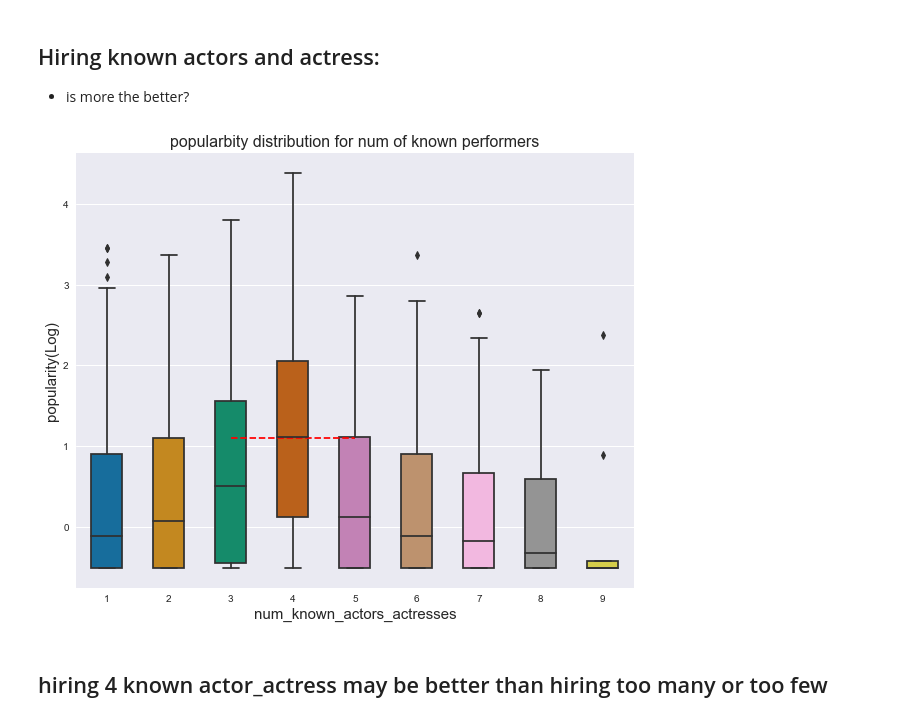
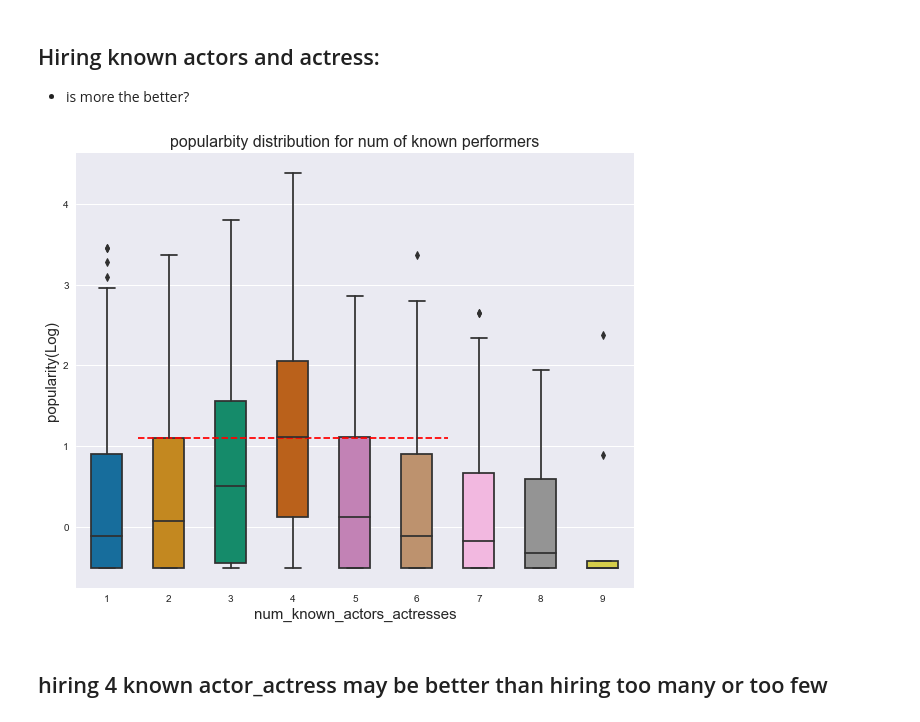
Before and after one commit to mzhou356/dc_ds_06_03_mod1_project, a Jupyter notebook: Mod1 NonTechnical Jupyter NoteBook.ipynb, the cells around one changed output. Saved outputs shown, nothing was run; the diff lists cells and outputs as text; code cells hidden in the pictures.

```diff
--- a/Mod1 NonTechnical Jupyter NoteBook.ipynb
+++ b/Mod1 NonTechnical Jupyter NoteBook.ipynb
@@ -132,21 +100,21 @@ genre_popularity.head()
 # %%
 # load the dataset
 performer_popularity = pd.read_pickle('data/perform_popularity.pkl')
 # set popularity to be in scale log
 performer_popularity.popularity = np.log(performer_popularity.popularity)
 # plot group by num_known_actor_actress
 plt.figure(figsize=(10, 8))
 bplot = sns.boxplot(y='popularity', x='num_known_actor_actress',
                     data=performer_popularity,
                     width=0.5,
                     palette="colorblind")
 plt.title('popularbity distribution for num of known performers', fontdict = {'fontsize':16})
 bplot.set_xlabel("num_known_actors_actresses",fontsize=15)
 bplot.set_ylabel("popularity(Log)",fontsize=15)
-plt.hlines(y=1.1, xmin=2, xmax=4, linestyle='--', color='red')
+plt.hlines(y=1.1, xmin=0.5, xmax=5.5, linestyle='--', color='red')
 plt.show()
 # %% [output]
-[figure, old version]
+[figure, new version]
 # %% [markdown]
 ## hiring 4 known actor_actress may be better than hiring too many or too few
 # %% [markdown]
```
Also changed, not shown: parts of 4 cells of this notebook.
